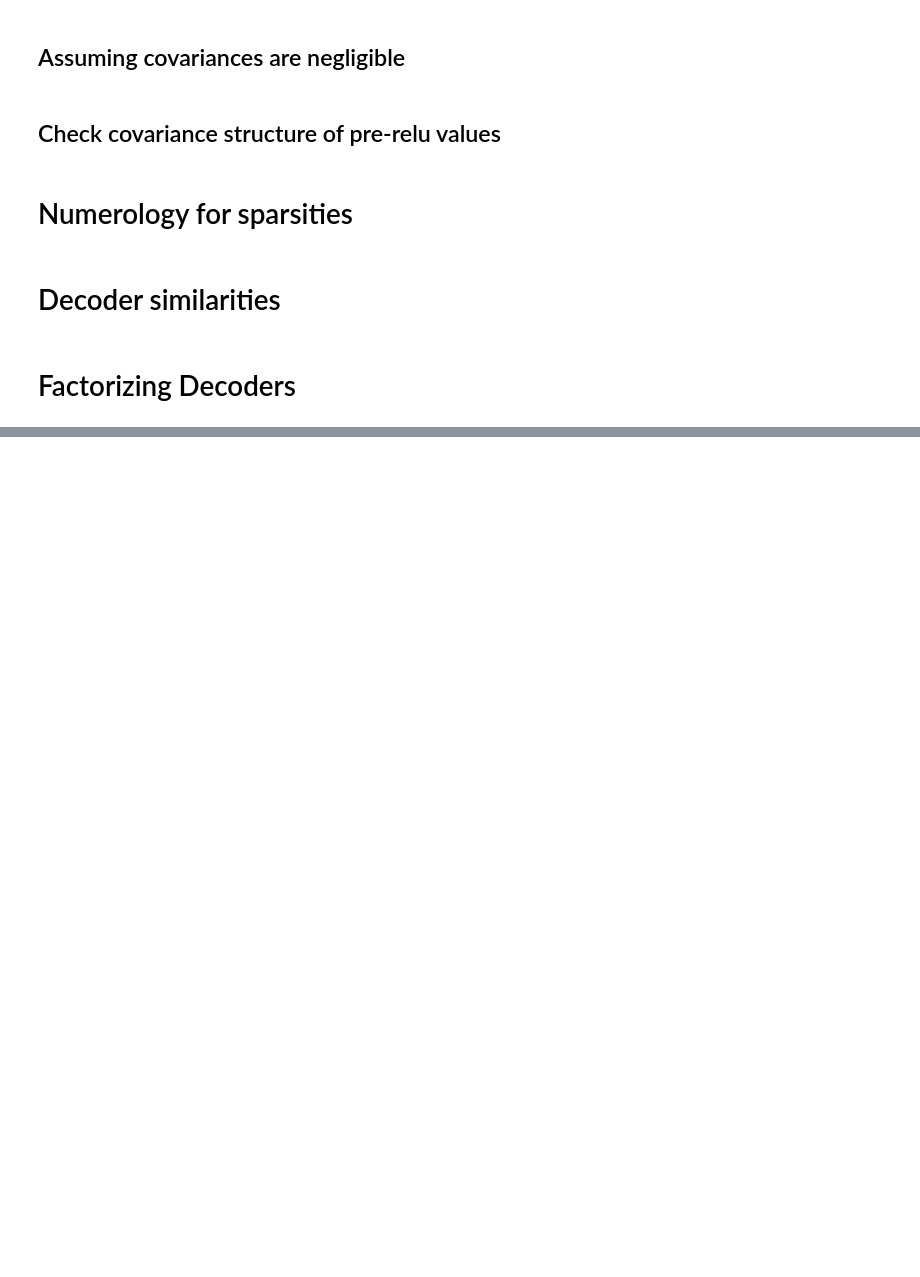
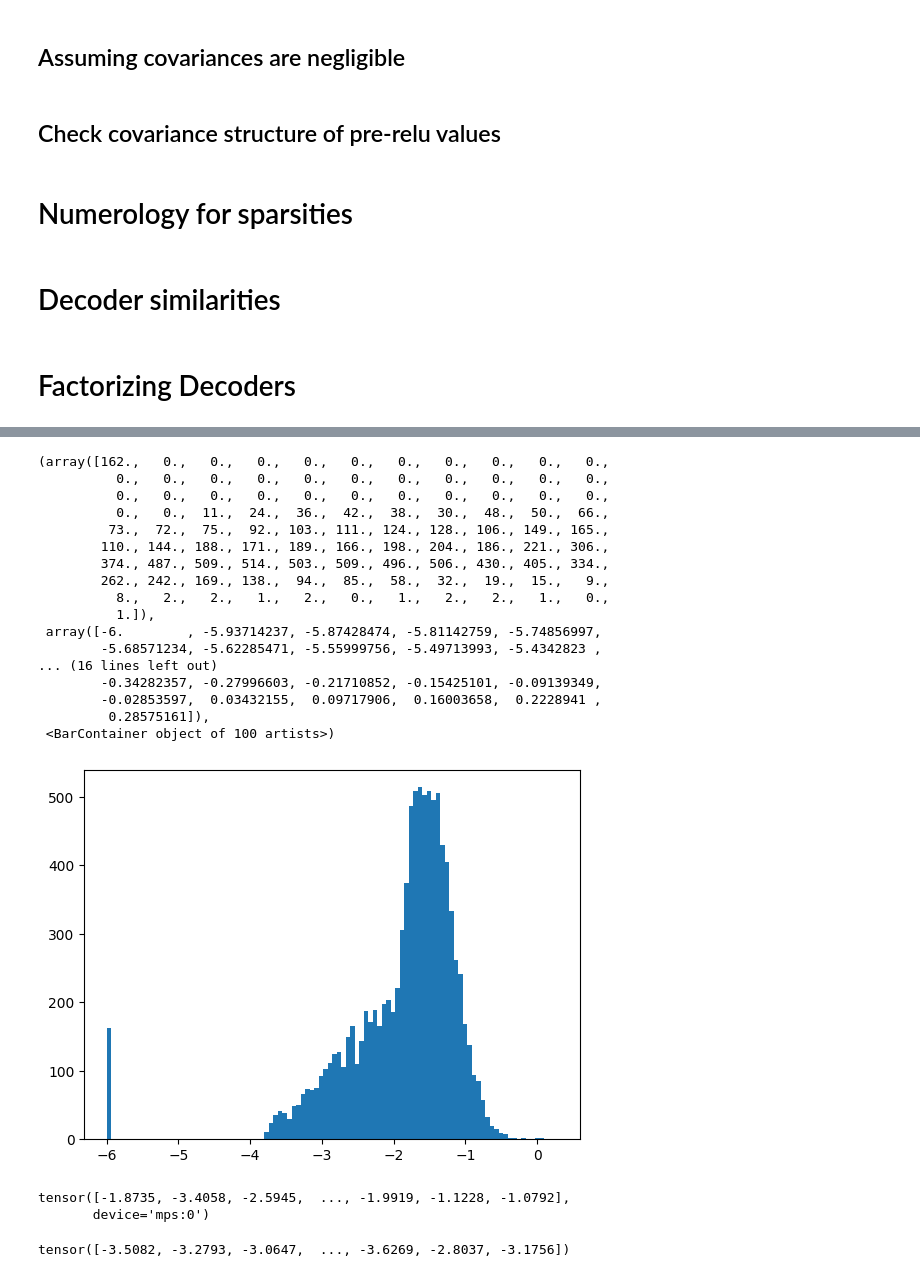
Before and after one commit to michaelttpearce/transcoder-exploration, a Jupyter notebook: comparison_to_transcoder.ipynb, the cells around one changed output, grey strips where cells are left out. Drawn from its saved outputs; the diff is of its cells as text; code cells hidden in the pictures; blank space fills up the shorter version.

```diff
--- a/comparison_to_transcoder.ipynb
+++ b/comparison_to_transcoder.ipynb
@@ -486,0 +559,31 @@ svd.U.sum(dim=1, keepdim=True)
+# %%
+factor_sparsity = torch.log10(((10**sparsity[sort_ids][:20000]).to('mps')[:,None]  * factor_active.float()).sum(dim=0) + 1e-6)
+plt.hist(factor_sparsity.cpu(),100)
+# %% [output]
+(array([162.,   0.,   0.,   0.,   0.,   0.,   0.,   0.,   0.,   0.,   0.,
+          0.,   0.,   0.,   0.,   0.,   0.,   0.,   0.,   0.,   0.,   0.,
+          0.,   0.,   0.,   0.,   0.,   0.,   0.,   0.,   0.,   0.,   0.,
+          0.,   0.,  11.,  24.,  36.,  42.,  38.,  30.,  48.,  50.,  66.,
+         73.,  72.,  75.,  92., 103., 111., 124., 128., 106., 149., 165.,
+        110., 144., 188., 171., 189., 166., 198., 204., 186., 221., 306.,
+        374., 487., 509., 514., 503., 509., 496., 506., 430., 405., 334.,
+        262., 242., 169., 138.,  94.,  85.,  58.,  32.,  19.,  15.,   9.,
+          8.,   2.,   2.,   1.,   2.,   0.,   1.,   2.,   2.,   1.,   0.,
+          1.]),
+ array([-6.        , -5.93714237, -5.87428474, -5.81142759, -5.74856997,
+        -5.68571234, -5.62285471, -5.55999756, -5.49713993, -5.4342823 ,
+... (16 lines left out)
+        -0.34282357, -0.27996603, -0.21710852, -0.15425101, -0.09139349,
+        -0.02853597,  0.03432155,  0.09717906,  0.16003658,  0.2228941 ,
+         0.28575161]),
+ <BarContainer object of 100 artists>)
+[figure, added]
+# %%
+factor_sparsity
+# %% [output]
+tensor([-1.8735, -3.4058, -2.5945,  ..., -1.9919, -1.1228, -1.0792],
+       device='mps:0')
+# %%
+sparsity
+# %% [output]
+tensor([-3.5082, -3.2793, -3.0647,  ..., -3.6269, -2.8037, -3.1756])
```
Also changed, not shown: parts of 20 cells of this notebook, 1 other file.
